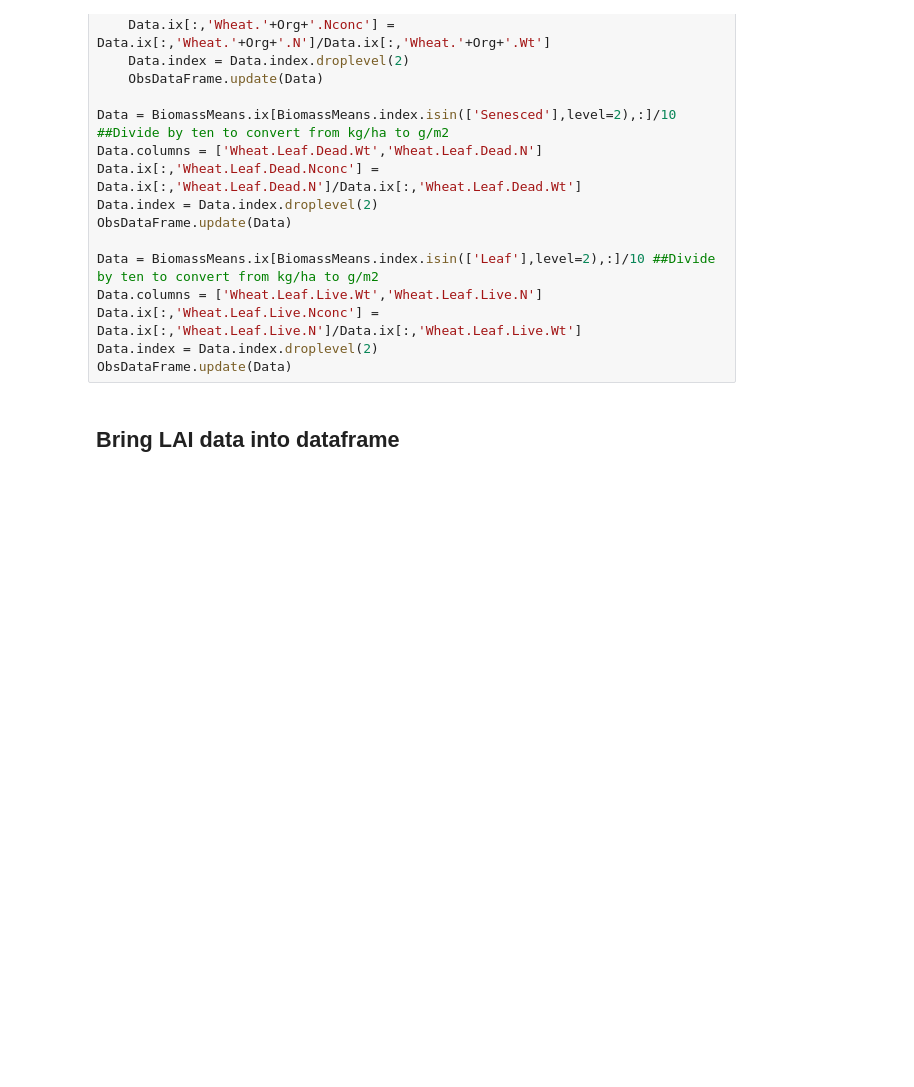
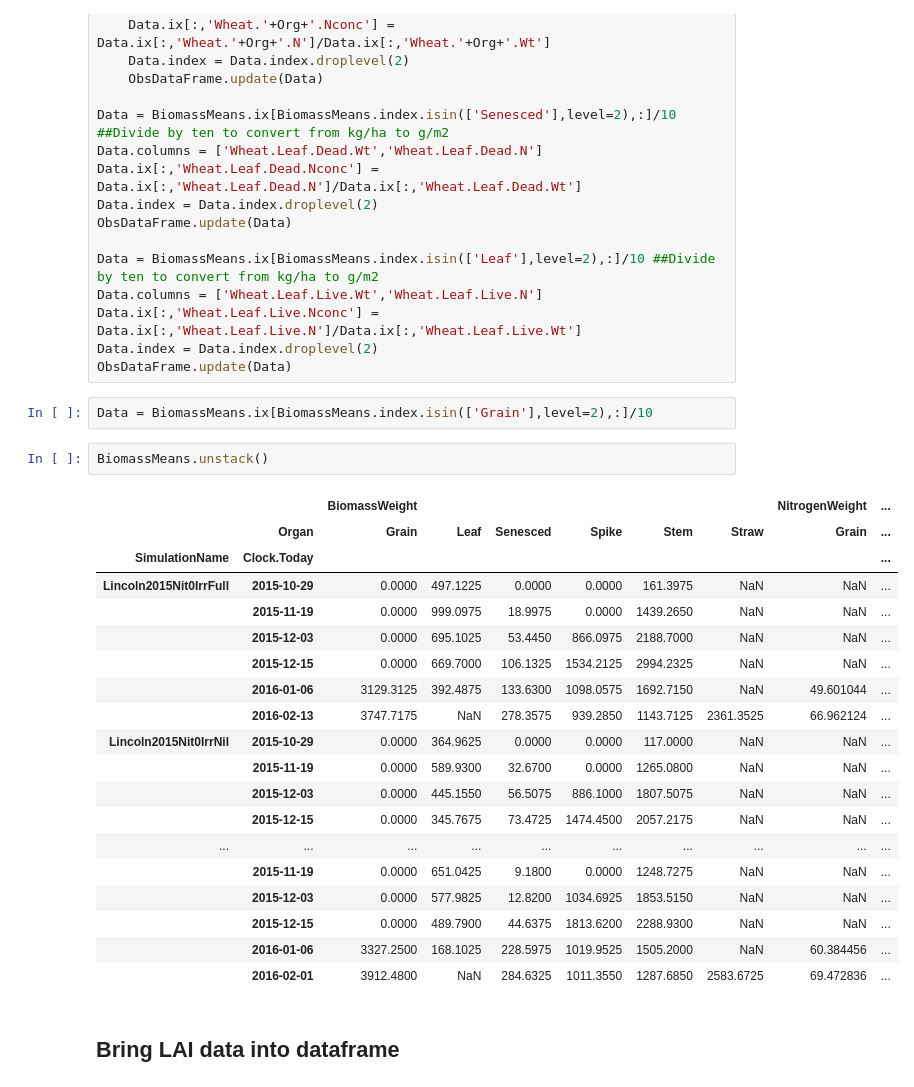
Before and after one commit to HamishBrownPFR/APSIMArbitrator, a Jupyter notebook: CreateAPSIMObservedFile.ipynb, the cells around one changed output. Drawn from its saved outputs; the diff is of its cells as text; blank space fills up the shorter version.

```diff
--- a/CreateAPSIMObservedFile.ipynb
+++ b/CreateAPSIMObservedFile.ipynb
@@ -240,6 +261,30 @@ Data.columns = ['Wheat.Leaf.Live.Wt','Wheat.Leaf.Live.N']
 Data.ix[:,'Wheat.Leaf.Live.Nconc'] = Data.ix[:,'Wheat.Leaf.Live.N']/Data.ix[:,'Wheat.Leaf.Live.Wt']
 Data.index = Data.index.droplevel(2)
 ObsDataFrame.update(Data)
+# %%
+Data = BiomassMeans.ix[BiomassMeans.index.isin(['Grain'],level=2),:]/10
+# %%
+BiomassMeans.unstack()
+# %% [output]
+|  |  | BiomassWeight |  |  |  |  |  | NitrogenWeight | ... |
+|  | Organ | Grain | Leaf | Senesced | Spike | Stem | Straw | Grain | ... |
+| SimulationName | Clock.Today |  |  |  |  |  |  |  | ... |
+| Lincoln2015Nit0IrrFull | 2015-10-29 | 0.0000 | 497.1225 | 0.0000 | 0.0000 | 161.3975 | NaN | NaN | ... |
+|  | 2015-11-19 | 0.0000 | 999.0975 | 18.9975 | 0.0000 | 1439.2650 | NaN | NaN | ... |
+|  | 2015-12-03 | 0.0000 | 695.1025 | 53.4450 | 866.0975 | 2188.7000 | NaN | NaN | ... |
+|  | 2015-12-15 | 0.0000 | 669.7000 | 106.1325 | 1534.2125 | 2994.2325 | NaN | NaN | ... |
+|  | 2016-01-06 | 3129.3125 | 392.4875 | 133.6300 | 1098.0575 | 1692.7150 | NaN | 49.601044 | ... |
+|  | 2016-02-13 | 3747.7175 | NaN | 278.3575 | 939.2850 | 1143.7125 | 2361.3525 | 66.962124 | ... |
+| Lincoln2015Nit0IrrNil | 2015-10-29 | 0.0000 | 364.9625 | 0.0000 | 0.0000 | 117.0000 | NaN | NaN | ... |
+|  | 2015-11-19 | 0.0000 | 589.9300 | 32.6700 | 0.0000 | 1265.0800 | NaN | NaN | ... |
+|  | 2015-12-03 | 0.0000 | 445.1550 | 56.5075 | 886.1000 | 1807.5075 | NaN | NaN | ... |
+|  | 2015-12-15 | 0.0000 | 345.7675 | 73.4725 | 1474.4500 | 2057.2175 | NaN | NaN | ... |
+| ... | ... | ... | ... | ... | ... | ... | ... | ... | ... |
+|  | 2015-11-19 | 0.0000 | 651.0425 | 9.1800 | 0.0000 | 1248.7275 | NaN | NaN | ... |
+|  | 2015-12-03 | 0.0000 | 577.9825 | 12.8200 | 1034.6925 | 1853.5150 | NaN | NaN | ... |
+|  | 2015-12-15 | 0.0000 | 489.7900 | 44.6375 | 1813.6200 | 2288.9300 | NaN | NaN | ... |
+|  | 2016-01-06 | 3327.2500 | 168.1025 | 228.5975 | 1019.9525 | 1505.2000 | NaN | 60.384456 | ... |
+|  | 2016-02-01 | 3912.4800 | NaN | 284.6325 | 1011.3550 | 1287.6850 | 2583.6725 | 69.472836 | ... |
 # %% [markdown]
 ## Bring LAI data into dataframe
 # %%
```
Also changed, not shown: parts of 3 cells of this notebook, 1 other file.
